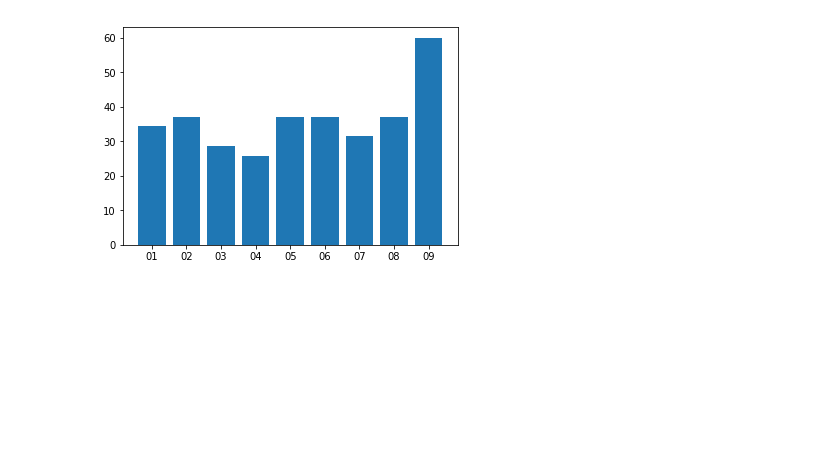
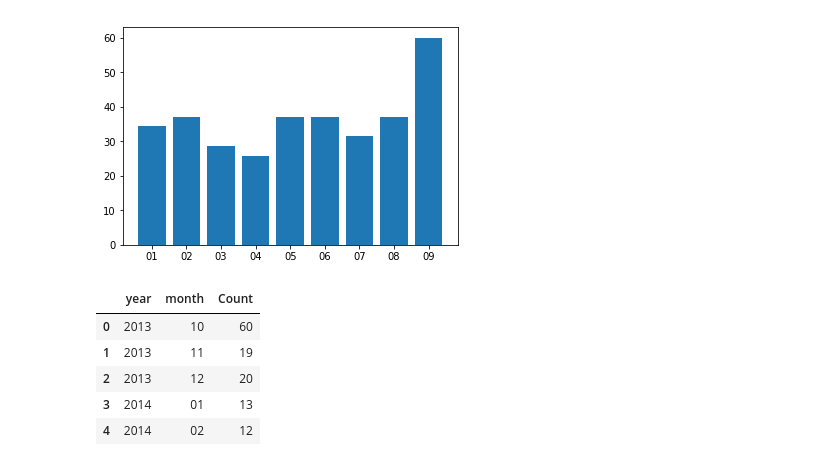
Before and after one commit to virinchiande/Spread-sheet-analysis, a Jupyter notebook: Simple+Spreadsheet+Analysis.ipynb, the cells around one changed output. Drawn from its saved outputs; the diff is of its cells as text; code cells hidden in the pictures; blank space fills up the shorter version.

```diff
--- a/Simple+Spreadsheet+Analysis.ipynb
+++ b/Simple+Spreadsheet+Analysis.ipynb
@@ -237,3 +237,14 @@ In the year 2014 month in which max no of unique clients conatcted is: 10 with 8
 [figure]
 In the year 2017 month in which max no of unique clients conatcted is: 09 with 60.0 percentage
 [figure]
+# %%
+
+counts = data.groupby(['year', 'month'])['Client Name'].count().reset_index(name='Count')
+counts.head(5)
+# %% [output]
+|  | year | month | Count |
+| 0 | 2013 | 10 | 60 |
+| 1 | 2013 | 11 | 19 |
+| 2 | 2013 | 12 | 20 |
+| 3 | 2014 | 01 | 13 |
+| 4 | 2014 | 02 | 12 |
```
Also changed, not shown: parts of 2 cells of this notebook.
